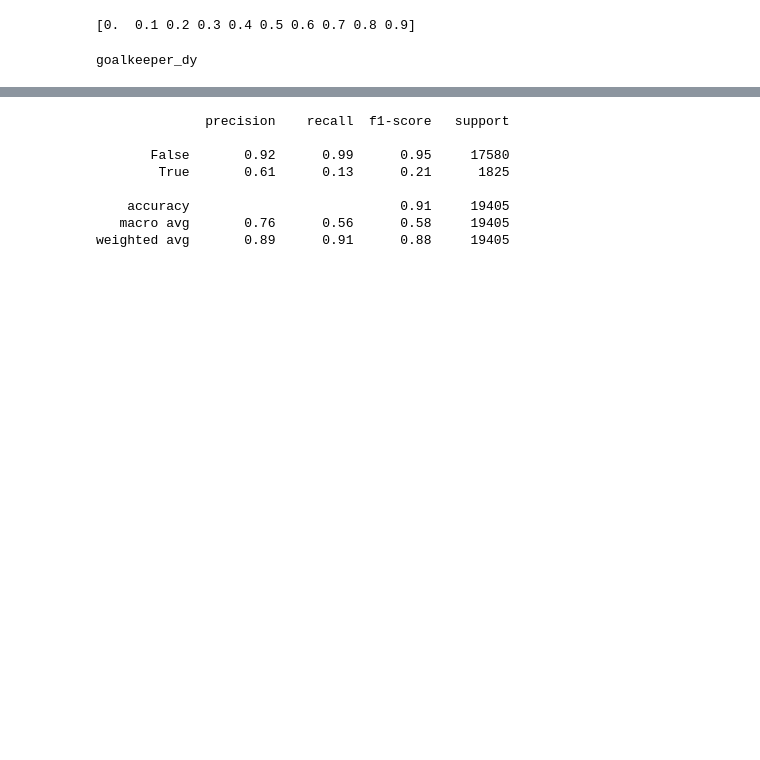
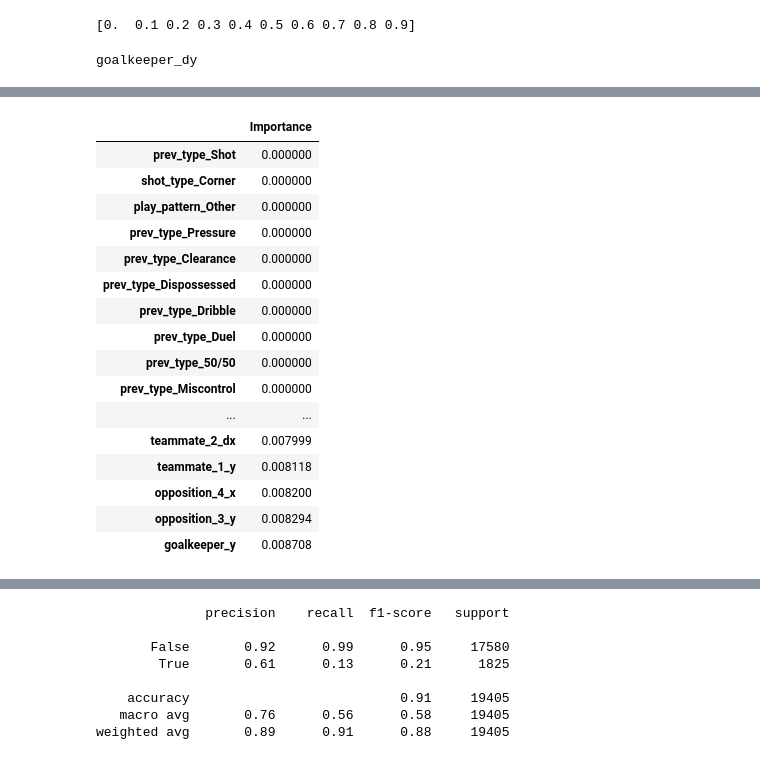
Before and after one commit to vikramr333/vikrajendran, a Jupyter notebook: xGBoost1.ipynb, the cells around one changed output, grey strips where cells are left out. Cells and saved outputs as stored; diff of their text form; code cells hidden in the pictures; blank space fills up the shorter version.

```diff
--- a/xGBoost1.ipynb
+++ b/xGBoost1.ipynb
@@ -183,3 +244,21 @@ y_pred_probs = xgb_classifier.predict_proba(X_test_scaled)
 print(df_1h.columns[3])
 # %% [output]
 goalkeeper_dy
+# %%
+feature_importances = xgb_classifier.feature_importances_
+importance_df = pd.DataFrame(feature_importances, index=df_1h.columns, columns=['Importance'])
+importance_df = importance_df.sort_values(by='Importance')
+booster = xgb_classifier.get_booster()
+
+importance_weight = booster.get_score(importance_type='weight')
+mapping_dict = {}
+for feature_name, importance in importance_weight.items():
+    column_index = int(feature_name[1:])
+    feature_name_mapped = df_1h.columns[column_index]
+    mapping_dict[feature_name] = feature_name_mapped
+
+importance_weight_df = pd.DataFrame.from_dict(importance_weight, orient='index', columns=['Weight'])
+
+
+importance_weight_df.index = importance_weight_df.index.map(mapping_dict)
+importance_weight_df = importance_weight_df.sort_values(by='Weight')
@@ -186,3 +284,23 @@ goalkeeper_dy
+# %%
+importance_df.head(30)
+# %% [output]
+|  | Importance |
+| prev_type_Shot | 0.000000 |
+| shot_type_Corner | 0.000000 |
+| play_pattern_Other | 0.000000 |
+| prev_type_Pressure | 0.000000 |
+| prev_type_Clearance | 0.000000 |
+| prev_type_Dispossessed | 0.000000 |
+| prev_type_Dribble | 0.000000 |
+| prev_type_Duel | 0.000000 |
+| prev_type_50/50 | 0.000000 |
+| prev_type_Miscontrol | 0.000000 |
+| ... | ... |
+| teammate_2_dx | 0.007999 |
+| teammate_1_y | 0.008118 |
+| opposition_4_x | 0.008200 |
+| opposition_3_y | 0.008294 |
+| goalkeeper_y | 0.008708 |
 # %%
 import matplotlib.pyplot as plt
 plt.style.use('ggplot')
```
Also changed, not shown: parts of 14 cells of this notebook.
